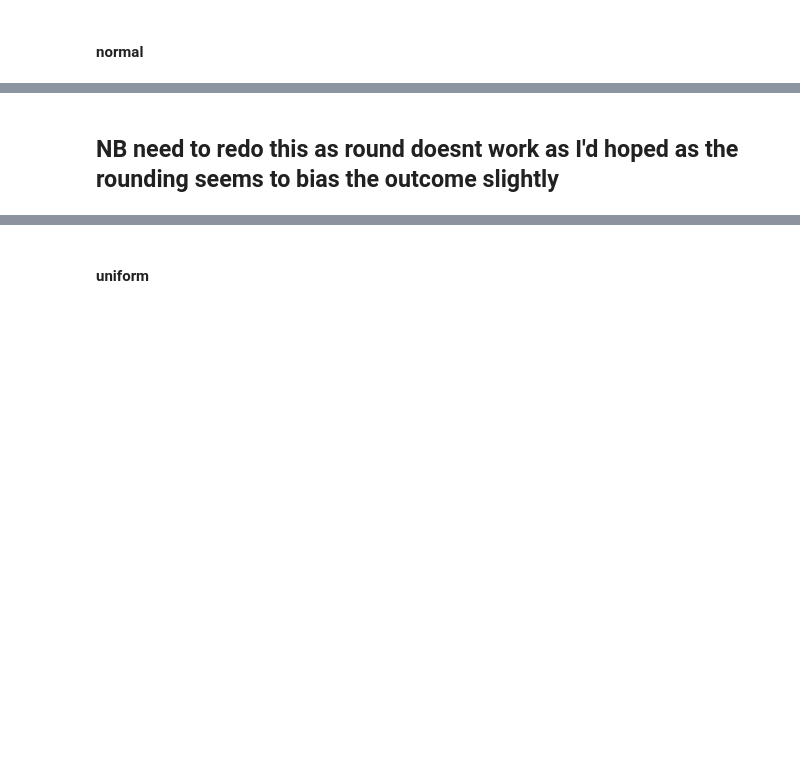
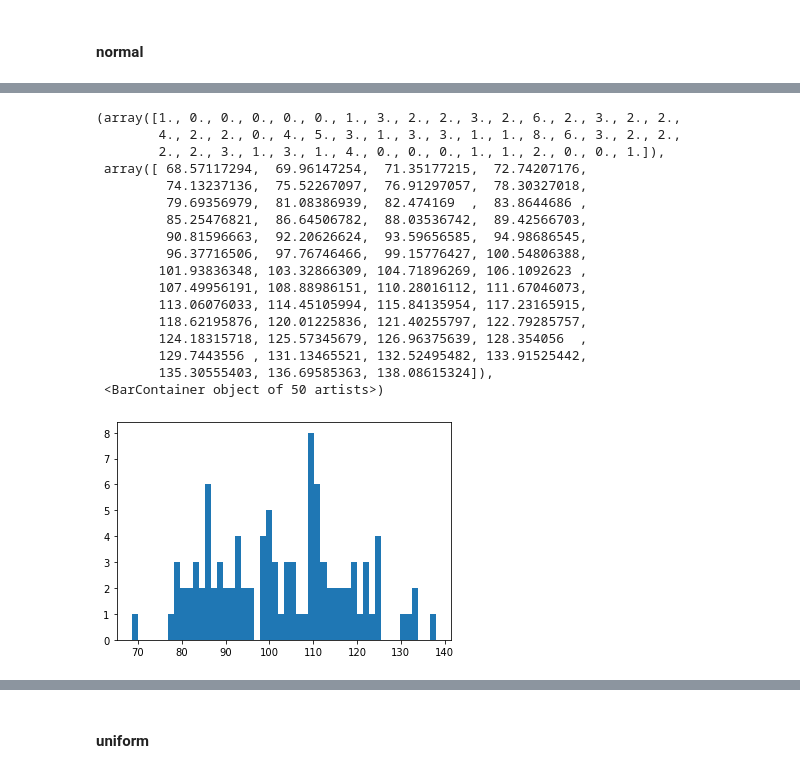
Before and after one commit to andrewjscott/Programming-for-Data-Analysis-Assignment, a Jupyter notebook: Numpy-random.ipynb, the cells around one changed output, grey strips where cells are left out. Cells and saved outputs as stored; diff of their text form; code cells hidden in the pictures; blank space fills up the shorter version.

```diff
--- a/Numpy-random.ipynb
+++ b/Numpy-random.ipynb
@@ -185,2 +201,23 @@ array([118.75303495,  98.94140792,  86.72156718, ...,  91.45633148,
-# %% [markdown]
-## NB need to redo this as round doesnt work as I'd hoped as the rounding seems to bias the outcome slightly
+# %%
+# While the smaller number of samples uaually are at the extremes,
+# a smaller sample size generally leads to a plot that only vaguely resembles a bell shaped curve
+plt.hist(normal, bins = 50)
+# %% [output]
+(array([1., 0., 0., 0., 0., 0., 1., 3., 2., 2., 3., 2., 6., 2., 3., 2., 2.,
+        4., 2., 2., 0., 4., 5., 3., 1., 3., 3., 1., 1., 8., 6., 3., 2., 2.,
+        2., 2., 3., 1., 3., 1., 4., 0., 0., 0., 1., 1., 2., 0., 0., 1.]),
+ array([ 68.57117294,  69.96147254,  71.35177215,  72.74207176,
+         74.13237136,  75.52267097,  76.91297057,  78.30327018,
+         79.69356979,  81.08386939,  82.474169  ,  83.8644686 ,
+         85.25476821,  86.64506782,  88.03536742,  89.42566703,
+         90.81596663,  92.20626624,  93.59656585,  94.98686545,
+         96.37716506,  97.76746466,  99.15776427, 100.54806388,
+        101.93836348, 103.32866309, 104.71896269, 106.1092623 ,
+        107.49956191, 108.88986151, 110.28016112, 111.67046073,
+        113.06076033, 114.45105994, 115.84135954, 117.23165915,
+        118.62195876, 120.01225836, 121.40255797, 122.79285757,
+        124.18315718, 125.57345679, 126.96375639, 128.354056  ,
+        129.7443556 , 131.13465521, 132.52495482, 133.91525442,
+        135.30555403, 136.69585363, 138.08615324]),
+ <BarContainer object of 50 artists>)
+[figure, added]
```
Also changed, not shown: parts of 22 cells of this notebook.
